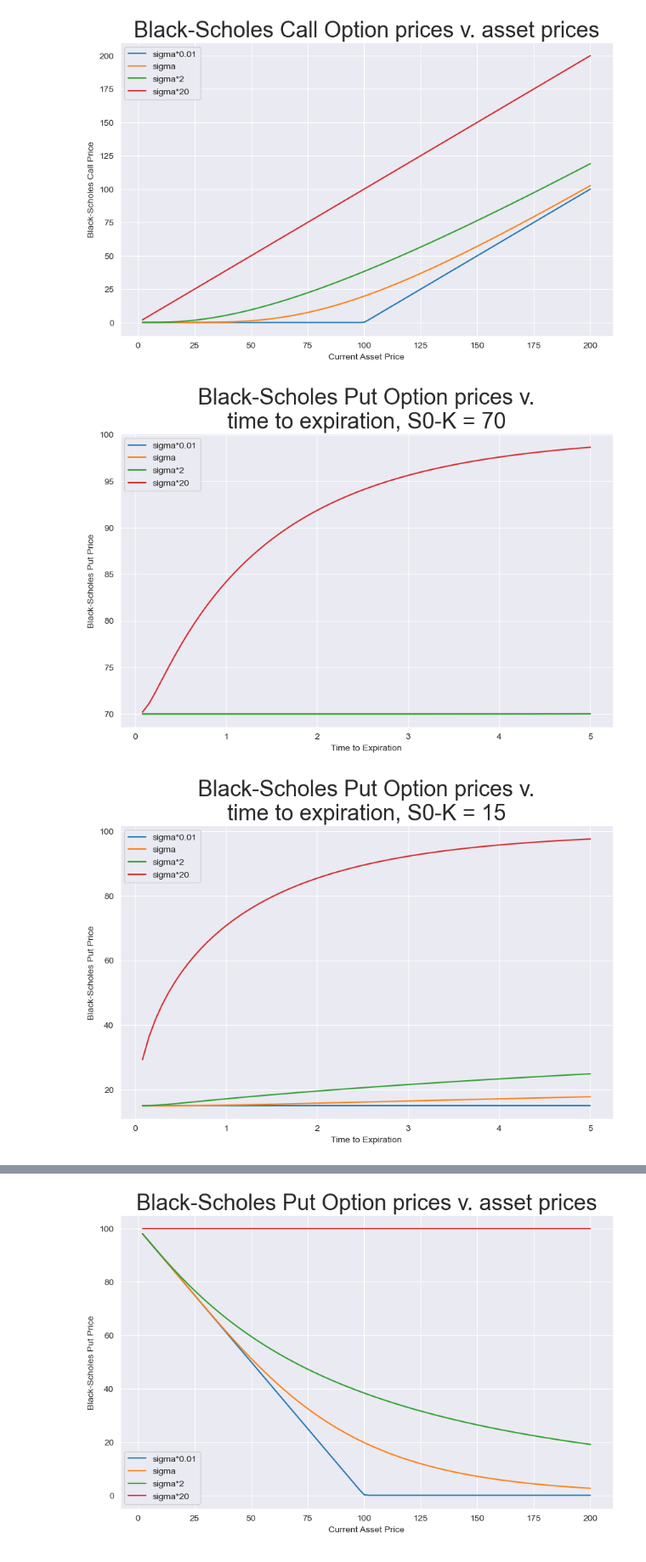
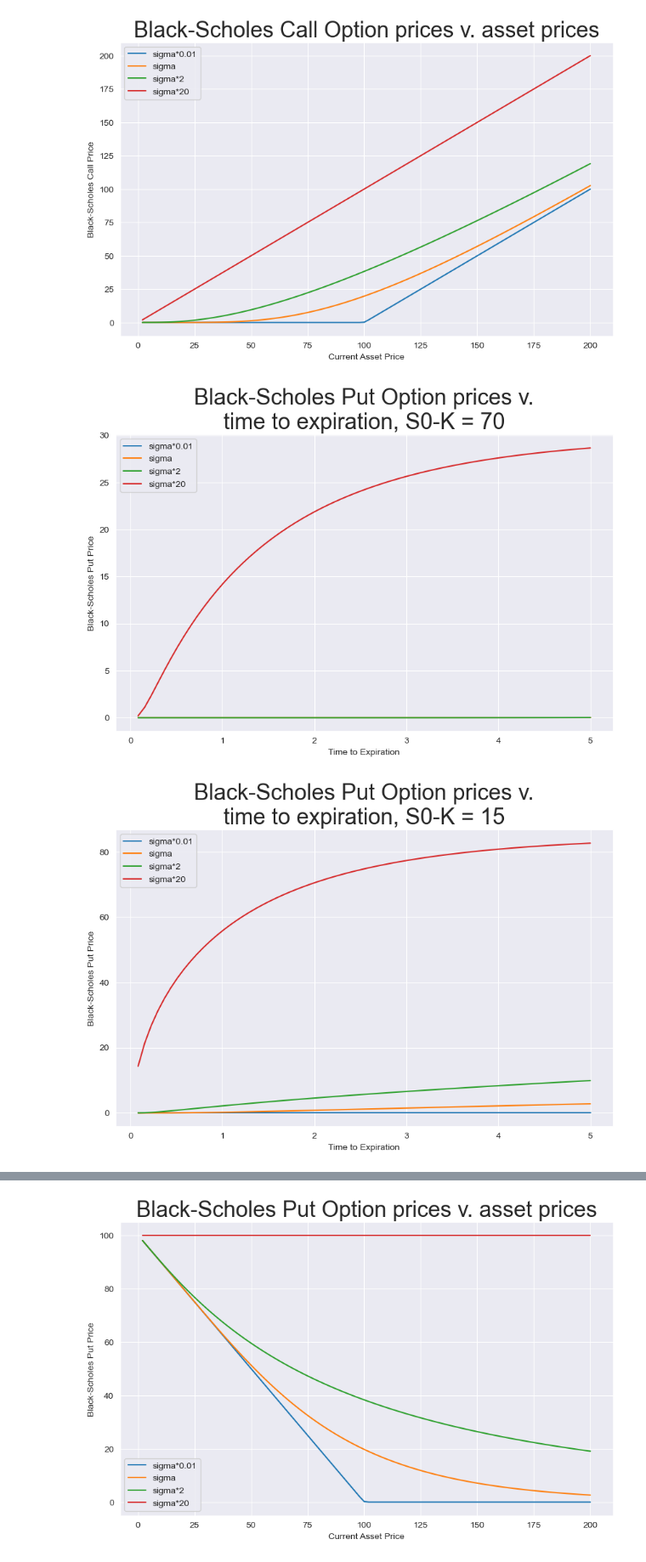
Before and after one commit to EmilyHammett/Quant_Finance_Project, a Jupyter notebook: Mini Project 3_EH.ipynb, the cells around one changed output, grey strips where cells are left out. Shown at 85% size. Cells and saved outputs as stored; diff of their text form; code cells hidden in the pictures.

```diff
--- a/Mini Project 3_EH.ipynb
+++ b/Mini Project 3_EH.ipynb
@@ -143,29 +145,30 @@ plt.show()
 # %% [output]
 [figure]
 # %%
+# Put option prices v. time to expiration
 S0 = 100
 K_vals = [30, 85, 100, 115, 170]
 sigma = .1
 times = np.linspace(1/12, 5, 70)
 
 for K in K_vals:
-    put_prices0 = [bs_call(S0,K,sigma*0.01, t = times[i]) for i in range(len(times))]
-    put_prices1 = [bs_call(S0,K,sigma, t = times[i]) for i in range(len(times))]
-    put_prices2 = [bs_call(S0,K,sigma*2, t = times[i]) for i in range(len(times))]
-    put_prices3 = [bs_call(S0,K,sigma*20, t = times[i]) for i in range(len(times))]
+    put_prices0 = [bs_put(S0,K,sigma*0.01, t = times[i]) for i in range(len(times))]
+    put_prices1 = [bs_put(S0,K,sigma, t = times[i]) for i in range(len(times))]
+    put_prices2 = [bs_put(S0,K,sigma*2, t = times[i]) for i in range(len(times))]
+    put_prices3 = [bs_put(S0,K,sigma*20, t = times[i]) for i in range(len(times))]
 
 
     plt.figure(figsize = (10,6))
     plt.title(f'Black-Scholes Put Option prices v.\ntime to expiration, S0-K = {S0-K}', size = 25)
     plt.plot(times, put_prices0, label="sigma*0.01")
     plt.plot(times, put_prices1, label="sigma")
     plt.plot(times, put_prices2, label="sigma*2")
     plt.plot(times, put_prices3, label="sigma*20")
     plt.xlabel('Time to Expiration')
     plt.ylabel('Black-Scholes Put Price')
     plt.legend()
     plt.show()
 # %% [output]
-[figure, old version]
+[figure, new version]
-[figure, old version]
+[figure, new version]
 [figure]
```
Also changed, not shown: parts of 4 cells of this notebook.
